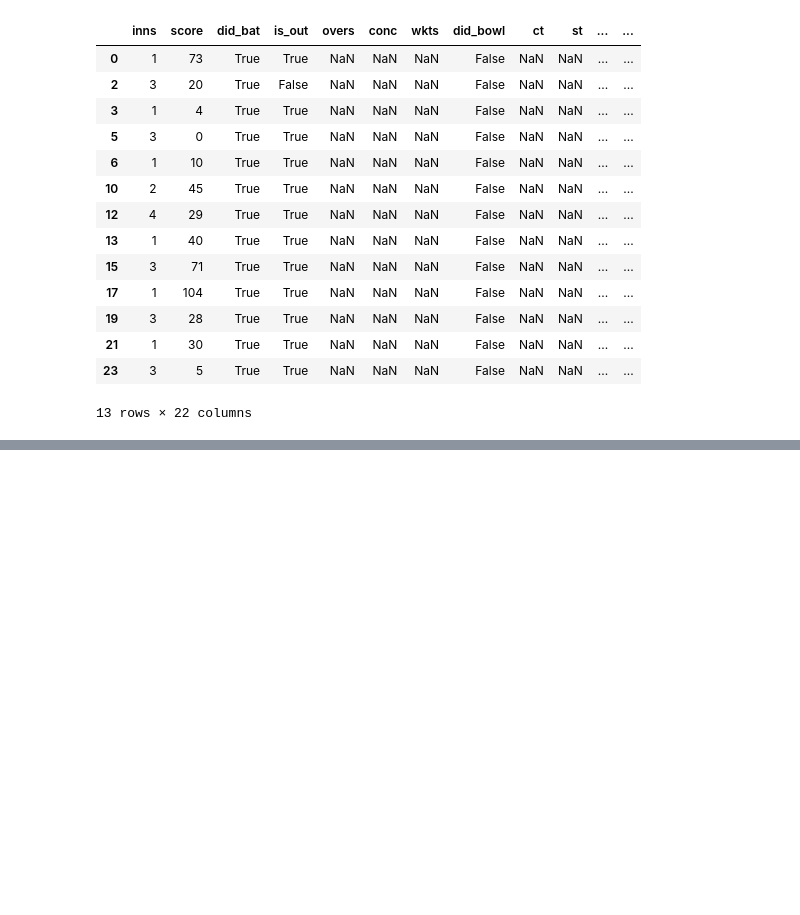
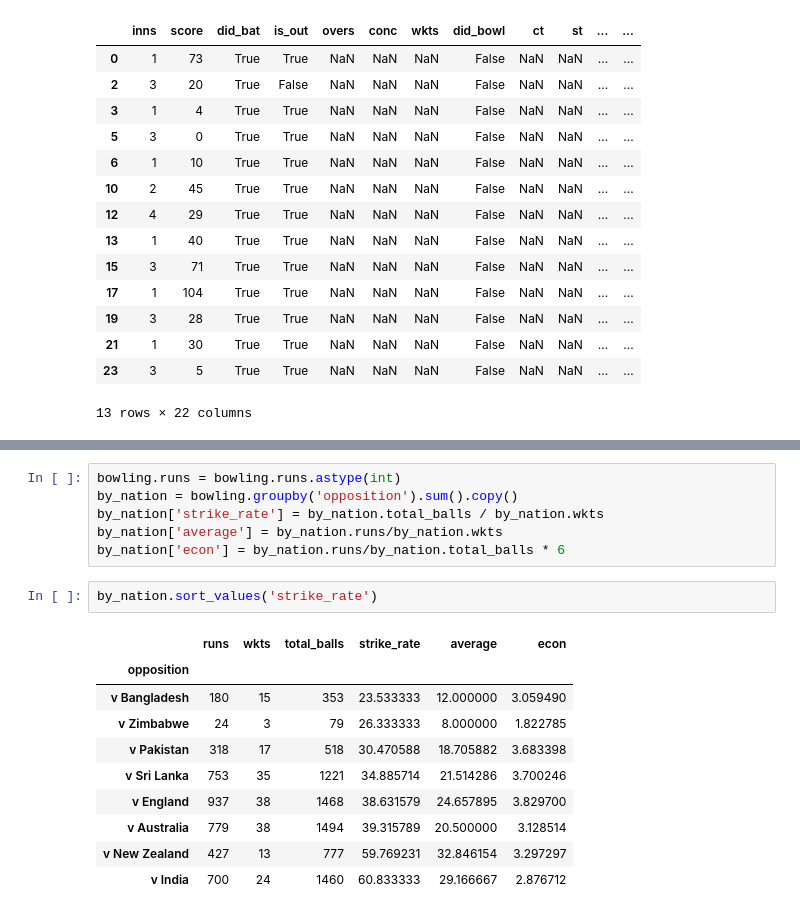
Before and after one commit to willcanniford/cricketer-analysis, a Jupyter notebook: cricketer_class_improvements.ipynb, the cells around one changed output, grey strips where cells are left out. Cells and saved outputs as stored; diff of their text form; blank space fills up the shorter version.

```diff
--- a/cricketer_class_improvements.ipynb
+++ b/cricketer_class_improvements.ipynb
@@ -158,0 +181,19 @@ first_batting
+# %%
+bowling.runs = bowling.runs.astype(int)
+by_nation = bowling.groupby('opposition').sum().copy()
+by_nation['strike_rate'] = by_nation.total_balls / by_nation.wkts
+by_nation['average'] = by_nation.runs/by_nation.wkts
+by_nation['econ'] = by_nation.runs/by_nation.total_balls * 6
+# %%
+by_nation.sort_values('strike_rate')
+# %% [output]
+|  | runs | wkts | total_balls | strike_rate | average | econ |
+| opposition |  |  |  |  |  |  |
+| v Bangladesh | 180 | 15 | 353 | 23.533333 | 12.000000 | 3.059490 |
+| v Zimbabwe | 24 | 3 | 79 | 26.333333 | 8.000000 | 1.822785 |
+| v Pakistan | 318 | 17 | 518 | 30.470588 | 18.705882 | 3.683398 |
+| v Sri Lanka | 753 | 35 | 1221 | 34.885714 | 21.514286 | 3.700246 |
+| v England | 937 | 38 | 1468 | 38.631579 | 24.657895 | 3.829700 |
+| v Australia | 779 | 38 | 1494 | 39.315789 | 20.500000 | 3.128514 |
+| v New Zealand | 427 | 13 | 777 | 59.769231 | 32.846154 | 3.297297 |
+| v India | 700 | 24 | 1460 | 60.833333 | 29.166667 | 2.876712 |
```
Also changed, not shown: parts of 13 cells of this notebook.
